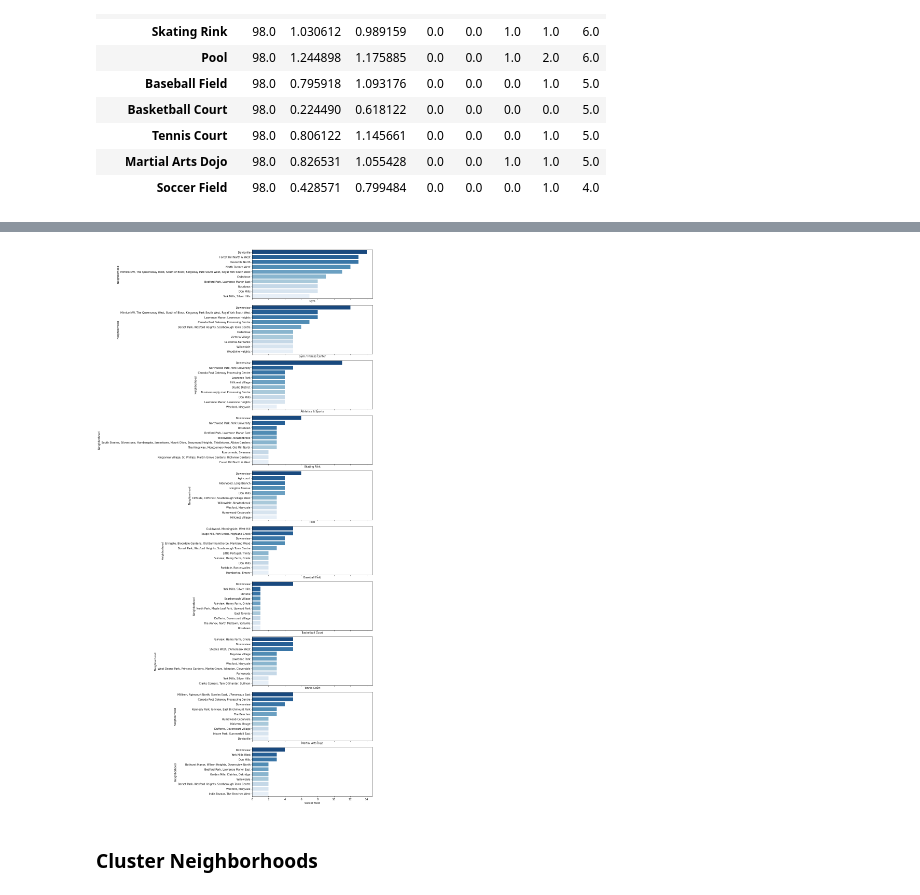
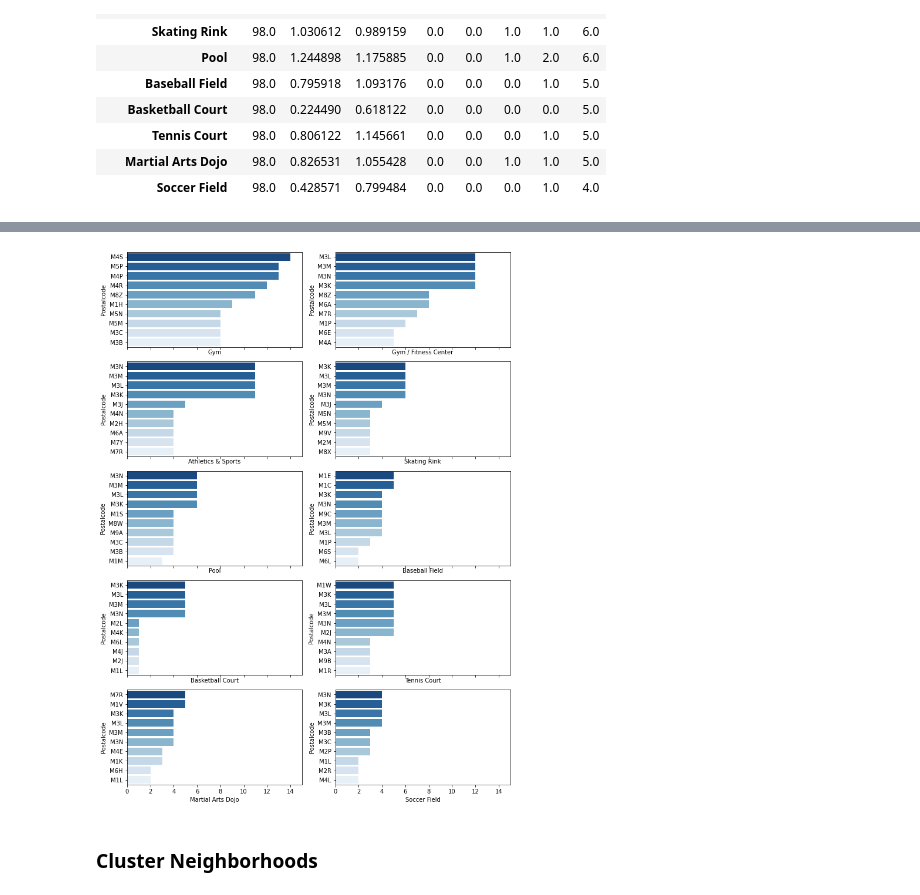
Before and after one commit to mfarshchin/Coursera_Capstone, a Jupyter notebook: Capstone_Final_v6.ipynb, the cells around one changed output, grey strips where cells are left out. Saved outputs shown, nothing was run; the diff lists cells and outputs as text; code cells hidden in the pictures.

```diff
--- a/Capstone_Final_v6.ipynb
+++ b/Capstone_Final_v6.ipynb
@@ -508,3 +508,13 @@ venue_top10_sport
 | Tennis Court | 98.0 | 0.806122 | 1.145661 | 0.0 | 0.0 | 0.0 | 1.0 | 5.0 |
 | Martial Arts Dojo | 98.0 | 0.826531 | 1.055428 | 0.0 | 0.0 | 1.0 | 1.0 | 5.0 |
 | Soccer Field | 98.0 | 0.428571 | 0.799484 | 0.0 | 0.0 | 0.0 | 1.0 | 4.0 |
+# %%
+# Create a copy of venue_counts_sport
+venue_counts_sport_new = venue_counts_sport.copy()
+# replace the neighborhoods with postalcodes
+venue_counts_sport_new.reset_index(inplace=True)
+venue_counts_sport_new=venue_counts_sport_new.merge(df,on='Neighborhood')
+venue_counts_sport_new.drop(['Borough','Latitude','Longitude','Neighborhood'],axis=1,inplace=True)
+venue_counts_sport_new.set_index('Postalcode',inplace=True)
+venue_counts_sport_new.head()
+venue_top10_sport.index.values.tolist()
@@ -511,19 +532,21 @@ venue_top10_sport
 # %%
 import seaborn as sns
 import matplotlib.pyplot as plt
 
-fig, axes =plt.subplots(10, 1, figsize=(15,30), sharex=True)
+# for better plots use postalcode instead of neighborhood
+
+fig, axes =plt.subplots(5, 2, figsize=(10,5.33*2.5), sharex=True)
 axes = axes.flatten()
 
-for ax, category in zip(axes, venue_top10_sport.index.values.tolist()):
-    data = venue_counts_sport[[category]].sort_values([category], ascending=False)[0:10]
+for ax, category in zip(axes, venue_top10_sport.index.values.tolist()[0:10]):
+    data = venue_counts_sport_new[[category]].sort_values([category], ascending=False)[0:10]
     pal = sns.color_palette("Blues", len(data))
     sns.barplot(x=category, y=data.index, data=data, ax=ax, palette=np.array(pal[::-1]))
-
+plt.xlim((0,15))
 plt.tight_layout()
 plt.show();
 # %% [output]
-[figure, old version]
+[figure, new version]
 # %% [markdown]
 ### Cluster Neighborhoods
 # %% [markdown]
```
Also changed, not shown: parts of 19 cells of this notebook, 8 other files.
